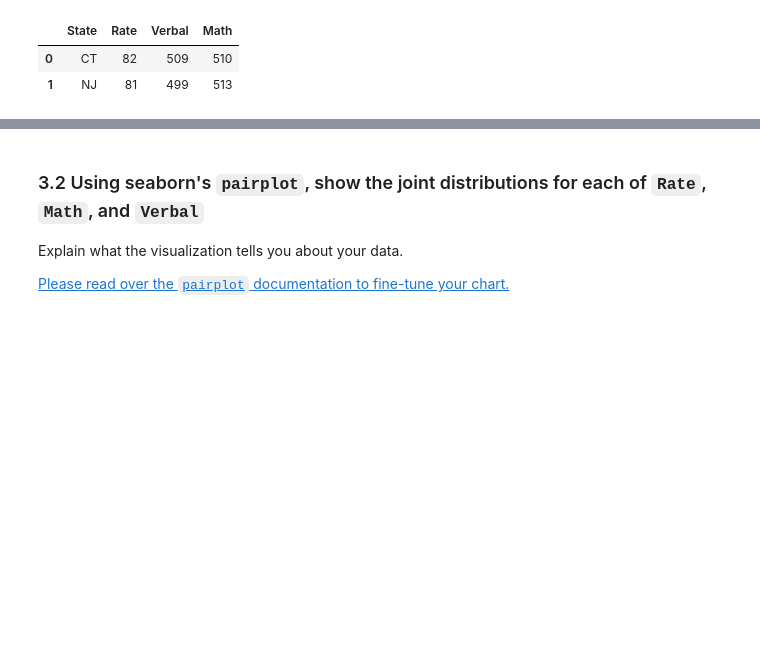
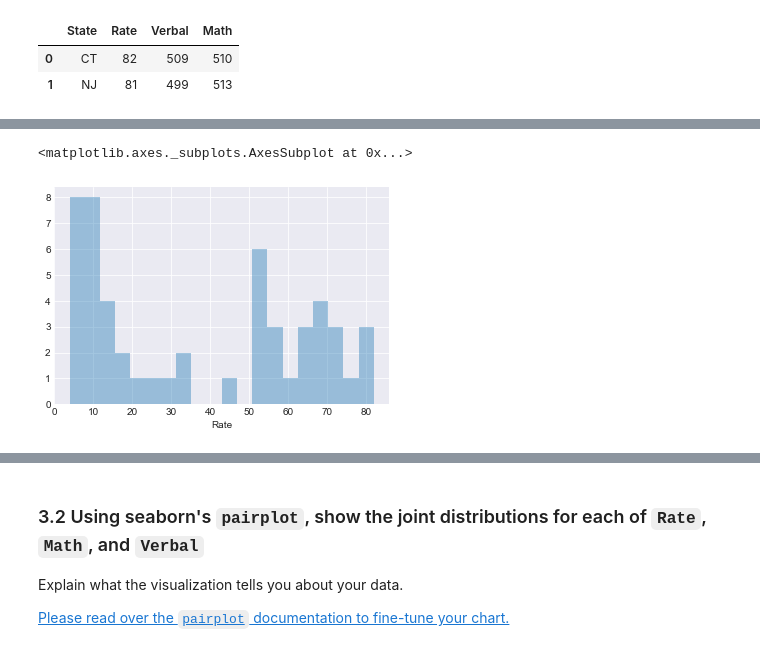
Before and after one commit to prickofdeath/EDA_project_2, a Jupyter notebook: project-02-v2-starter-code.ipynb, the cells around one changed output, grey strips where cells are left out. Saved outputs shown, nothing was run; the diff lists cells and outputs as text; code cells hidden in the pictures; blank space fills up the shorter version.

```diff
--- a/project-02-v2-starter-code.ipynb
+++ b/project-02-v2-starter-code.ipynb
@@ -160,3 +166,10 @@ A data dictionary is an object that describes your data. This should contain the
 Set the keyword argument `kde=False`. This way you can actually see the counts within bins. You can adjust the number of bins to your liking.
 
 [Please read over the `distplot` documentation to learn about the arguments and fine-tune your chart if you want.](https://stanford.edu/~mwaskom/software/seaborn/generated/seaborn.distplot.html#seaborn.distplot)
+# %%
+sns.set_style(style = 'darkgrid')
+
+sns.distplot(sat_data['Rate'],bins=20,kde=False)
+# %% [output]
+<matplotlib.axes._subplots.AxesSubplot at 0x...>
+[figure, added]
```
Also changed, not shown: parts of 23 cells of this notebook.
